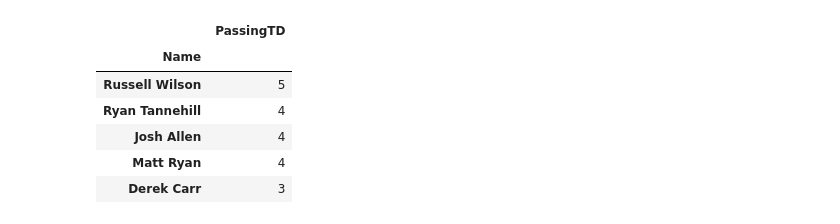
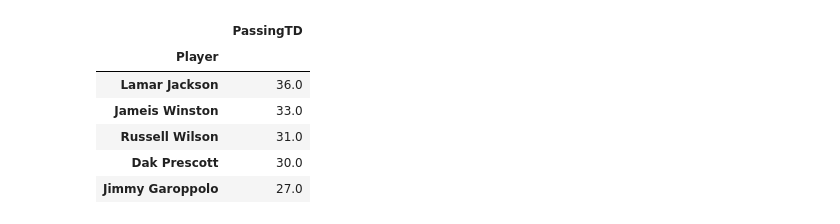
Before and after one commit to isabel-fernandes/fantasy-nfl-lineup-optimizer, a Jupyter notebook: dashboard/player_weekly_data.ipynb, the cells around one changed output. Drawn from its saved outputs; the diff is of its cells as text; code cells hidden in the pictures.

```diff
--- a/dashboard/player_weekly_data.ipynb
+++ b/dashboard/player_weekly_data.ipynb
@@ -16,5 +22,5 @@ from bokeh.transform import factor_cmap, transform
 # %%
 # Reading data
-df = pd.read_csv('C:/Users/isabe/Documents/player_weekly_data.csv')
+df = pd.read_csv('../data/dash_sample_weekly_2019.csv')
 df.head()
 # %% [output]
@@ -43,13 +49,13 @@ df.describe()
 # %%
-# Top 5 Players with the most Passing TD in one week
-top_5_assists  = df.groupby('Name')[['PassingTD']].max()
-top_5_assists = top_5_assists.sort_values(by='PassingTD', ascending=False).head(5)
-top_5_assists
+# Top 5 Players with the most Passing TD (all weeks combined)
+top_5_assists_overall = df.groupby('Player')[['PassingTD']].sum()
+top_5_assists_overall = top_5_assists_overall.sort_values(by='PassingTD', ascending=False).head(5)
+top_5_assists_overall
 # %% [output]
 |  | PassingTD |
-| Name |  |
-| Russell Wilson | 5 |
-| Ryan Tannehill | 4 |
-| Josh Allen | 4 |
-| Matt Ryan | 4 |
-| Derek Carr | 3 |
+| Player |  |
+| Lamar Jackson | 36.0 |
+| Jameis Winston | 33.0 |
+| Russell Wilson | 31.0 |
+| Dak Prescott | 30.0 |
+| Jimmy Garoppolo | 27.0 |
```
Also changed, not shown: parts of 18 cells of this notebook.
